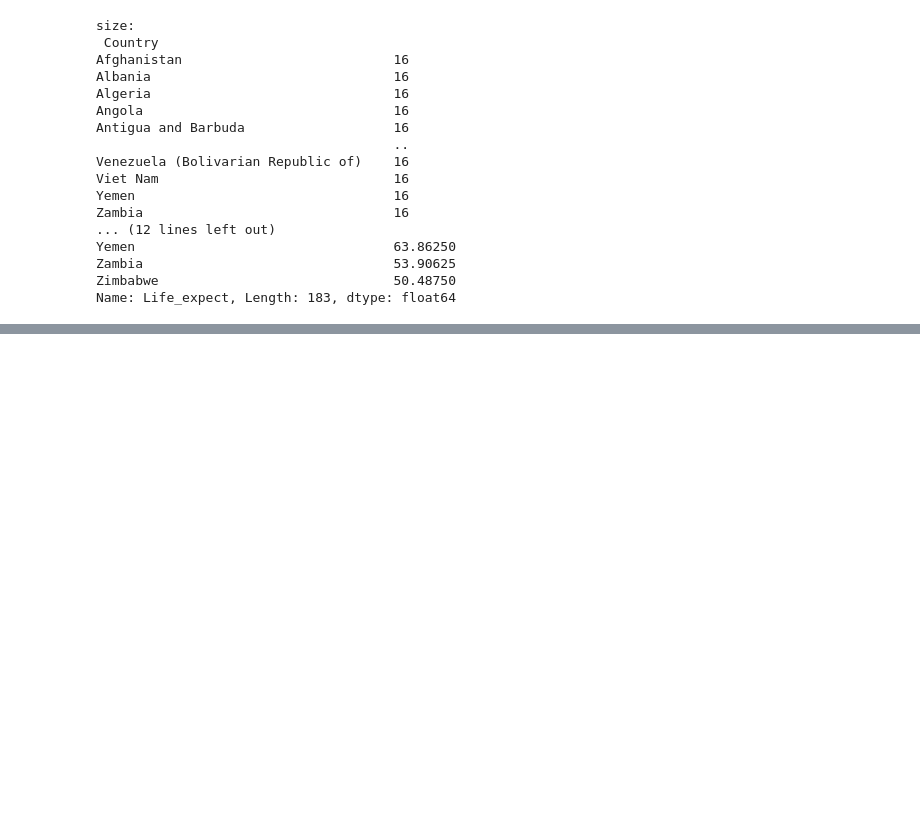
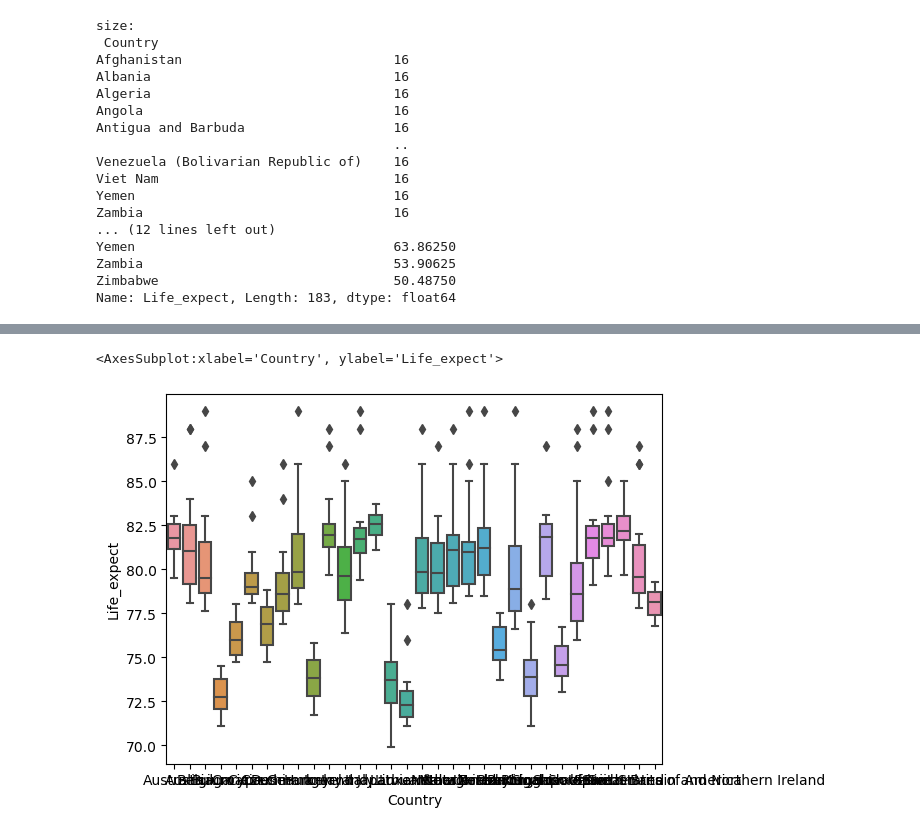
Before and after one commit to doraemon49/SDA-22-2, a Jupyter notebook: Life.ipynb, the cells around one changed output, grey strips where cells are left out. Saved outputs shown, nothing was run; the diff lists cells and outputs as text; code cells hidden in the pictures; blank space fills up the shorter version.

```diff
--- a/Life.ipynb
+++ b/Life.ipynb
@@ -74,0 +188,10 @@ Name: Life_expect, Length: 183, dtype: float64
+# %%
+#developed country (선진국) boxplot 확인해보니 life expect가 70이상으로 분포되어있는것을 확인
+
+developed_country = data2.loc[data2["Status"]=="Developed"]
+developed_country
+
+sns.boxplot(x="Country",y="Life_expect",data=developed_country)
+# %% [output]
+<AxesSubplot:xlabel='Country', ylabel='Life_expect'>
+[figure, added]
```
Also changed, not shown: parts of 28 cells of this notebook.
